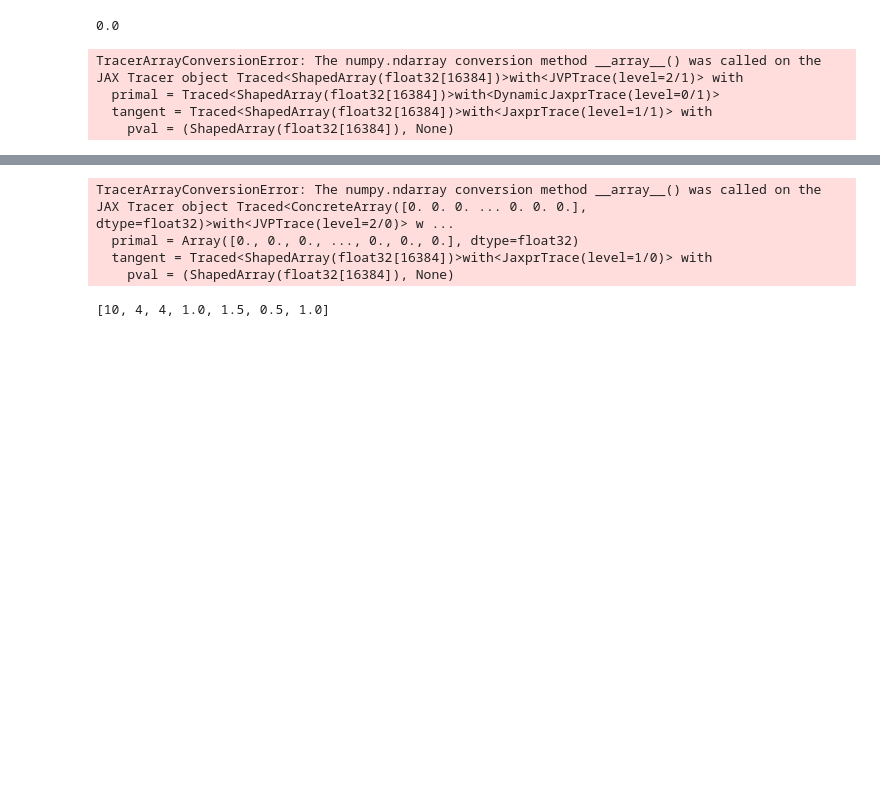
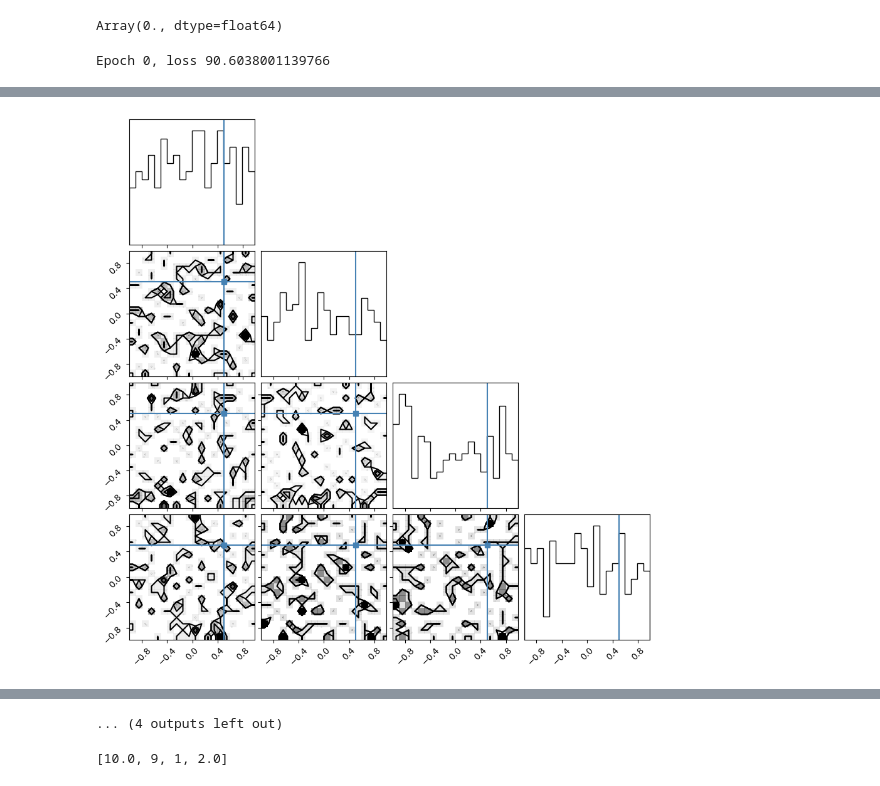
Before and after one commit to dominika-zieba/VI, a Jupyter notebook: sine_gaussian.ipynb, the cells around one changed output, grey strips where cells are left out. Drawn from its saved outputs; the diff is of its cells as text; code cells hidden in the pictures; blank space fills up the shorter version.

```diff
--- a/sine_gaussian.ipynb
+++ b/sine_gaussian.ipynb
@@ -140,7 +171,7 @@ class Network(object):
     def network_loglikelihood(self, model):
         """ calculates loglikelihood
         """
-        return sum([det.loglikelihood(model[det.name]) for det in self.detectors])
+        return jnp.sum(jnp.array([det.loglikelihood(model[det.name]) for det in self.detectors]))
 # %%
 #initialise the detector network
 detectors = [H1,L1]
@@ -160,11 +190,10 @@ def logL(theta):
     model_signal = model([A, t0, f0, tau, ra, dec, psi], detectors)
 
     return network.network_loglikelihood(model_signal)
-# %%
-theta = [10.,1.5,0.5,1.0]
-logL(theta)
-# %% [output]
-0.0
+# %%
+logL([0.5,0.5,0.5,0.5])
+# %% [output]
+Array(0., dtype=float64)
 # %%
 import numpy as np
 import jax
@@ -193,7 +222,7 @@ OptState = Any
 class LogL(object):
 
     def __call__(self, gw_params):
-        theta = [gw_params['A'], gw_params['ra'], gw_params['dec'], gw_params['psi']]
+        theta = jnp.array([gw_params['A'], gw_params['ra'], gw_params['dec'], gw_params['psi']])
         return logL(theta)
 
     #@property
@@ -203,12 +232,20 @@ class LogL(object):
 
     def array_to_phys(self, x: Array) -> dict:           #transformation from the domain of the flow to
         p = dict()
-        p['A']=(x[0]+1)*5  #0 to 10
+        p['A']=x[0]  #0 to 10
         #p['t0']=(x[1]+1)*4  #0 to 8
-        p['ra']=x[1]+1      #0 to 2
-        p['dec']=x[2]+1     #0 to 2
-        p['psi']=x[3]+1     #0 to 2
+        p['ra']=x[1]      #0 to 2
+        p['dec']=x[2]    #0 to 2
+        p['psi']=x[3]    #0 to 2
+        return p
 
+    def array_to_phys_m(self, x: Array) -> dict:           #transformation from the domain of the flow to
+        p = dict()
+        p['A']=x[:,0]  #0 to 10
+        #p['t0']=(x[1]+1)*4  #0 to 8
+        p['ra']=x[:,1]      #0 to 2
+        p['dec']=x[:,2]    #0 to 2
+        p['psi']=x[:,3]    #0 to 2
         return p
 # %%
 #Neural network setup
@@ -263,7 +300,7 @@ num_bins = 4
 # perform variational inference
 epochs = 100
 loss = dict(train=[], val=[])
-Nsamps = 100
+Nsamps = 20
 
 learning_rate = 0.01
 optimiser = optax.adam(learning_rate)              #stochastic gradient descent
@@ -291,13 +328,13 @@ with trange(epochs) as tepochs:
 
 
         #print results every 50 iterations
-        if epoch%50 == 0:
+        if epoch%20 == 0:
             print(f'Epoch {epoch}, loss {loss}')
             x_gen, log_prob_gen = sample_and_log_prob.apply(params, next(prng_seq), 10*Nsamps)
             x_gen = np.array(x_gen, copy=False)
-            p_gen = np.vstack(list(log_l.array_to_phys(x_gen).values()))
-            truths = [log_l.true_gw_params[n] for n in ['A','B','C']]
-            fig = corner.corner(p_gen.T, labels = log_l.gw_params, truths = truths)
+            p_gen = np.vstack(list(log_l.array_to_phys_m(x_gen).values()))
+            truths = [0.5,0.5,0.5,0.5]
+            fig = corner.corner(p_gen.T, truths = truths)
             plt.show()
 
 print("Done!")
@@ -305,12 +342,9 @@ print("Done!")
 x_gen, log_prob_gen = sample_and_log_prob.apply(params, next(prng_seq), 100*Nsamps)
 
 x_gen = np.array(x_gen, copy=False)
-p_gen = np.vstack(list(log_l.array_to_phys(x_gen).values()))
-truths = [log_l.true_gw_params[n] for n in ['A','B','C']]
-fig = corner.corner(p_gen.T, labels = log_l.gw_params, truths = truths)
+p_gen = np.vstack(list(log_l.array_to_phys_m(x_gen).values()))
+truths = [0.5,0.5,0.5,0.5]
+fig = corner.corner(p_gen.T, truths = truths)
 plt.show()
 # %% [output]
-TracerArrayConversionError: The numpy.ndarray conversion method __array__() was called on the JAX Tracer object Traced<ShapedArray(float32[16384])>with<JVPTrace(level=2/1)> with
-  primal = Traced<ShapedArray(float32[16384])>with<DynamicJaxprTrace(level=0/1)>
-  tangent = Traced<ShapedArray(float32[16384])>with<JaxprTrace(level=1/1)> with
-    pval = (ShapedArray(float32[16384]), None)
+Epoch 0, loss 90.6038001139766
@@ -316,0 +357 @@ TracerArrayConversionError: The numpy.ndarray conversion method __array__() was
+[figure, added]
@@ -317,14 +369,10 @@ TracerArrayConversionError: The numpy.ndarray conversion method __array__() was
+... (4 outputs left out)
-# %%
-jax.grad(logL)([0.,0.,0.,0.])
-# %% [output]
-TracerArrayConversionError: The numpy.ndarray conversion method __array__() was called on the JAX Tracer object Traced<ConcreteArray([0. 0. 0. ... 0. 0. 0.], dtype=float32)>with<JVPTrace(level=2/0)> w ...
-  primal = Array([0., 0., 0., ..., 0., 0., 0.], dtype=float32)
-  tangent = Traced<ShapedArray(float32[16384])>with<JaxprTrace(level=1/0)> with
-    pval = (ShapedArray(float32[16384]), None)
+# %%
+theta
+# %% [output]
+[10.0, 9, 1, 2.0]
 # %%
 truths
-# %% [output]
-[10, 4, 4, 1.0, 1.5, 0.5, 1.0]
 # %%
 x_gen, log_prob_gen = sample_and_log_prob.apply(params, next(prng_seq), 10*Nsamps)
 # %%
```
Also changed, not shown: parts of 19 cells of this notebook, 1 other file.
